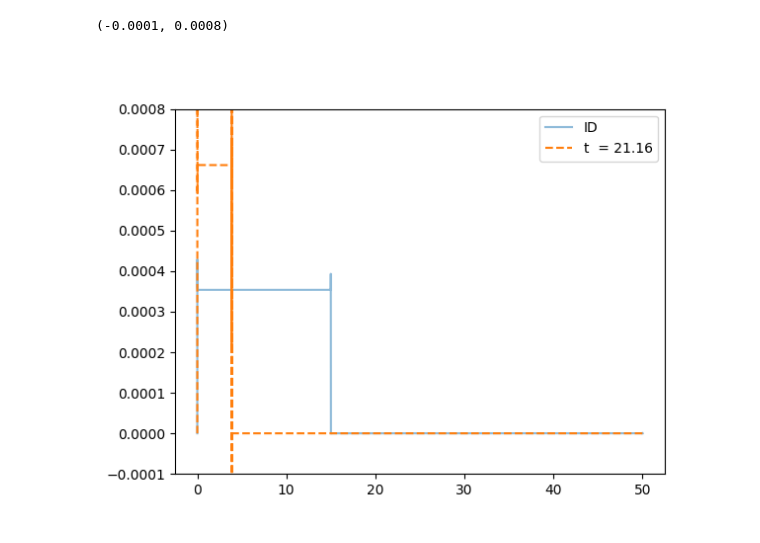
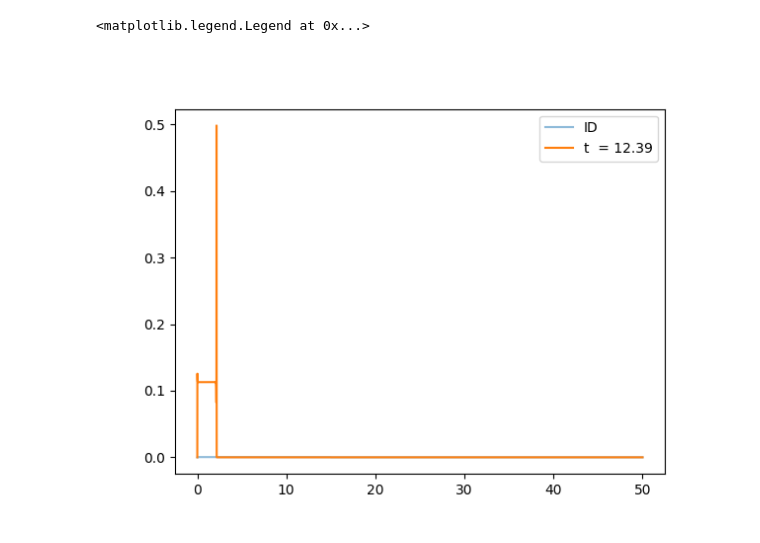
Before and after one commit to LoreCip/LQG-BH-Collapse, a Jupyter notebook: Notebooks/lqg_Beq.ipynb, the cells around one changed output. Drawn from its saved outputs; the diff is of its cells as text; code cells hidden in the pictures.

```diff
--- a/Notebooks/lqg_Beq.ipynb
+++ b/Notebooks/lqg_Beq.ipynb
@@ -35,32 +35,31 @@ def f(u, x):
 
 @njit
 def fp(u, x, h):
-    return x * np.sin(2 * u /x/x)
-    # arg = u /x/x
-    # p1 = 1.5 * x*x * np.sin(arg)**2
-    # p2 = 0.5 * (x * u_der(u, h) - 2 * u) * np.sin(2 * arg)
-    # return p1 + p2
-@njit
-def u_der(f, h):
-    f_x = np.zeros_like(f)
-    f_x[0:2] = (-25*f[0:2]/12+4*f[1:3]-3*f[2:4]+4*f[3:5]/3-f[4:6]/4)/h
-    f_x[-2:] = (25*f[-2:]/12-4*f[-3:-1]+3*f[-4:-2]-4*f[-5:-3]/3+f[-6:-4]/4)/h
-    f_x[2:-2] = (f[0:-4]-8*f[1:-3]+8*f[3:-1]-f[4:])/(12*h)
-    return f_x
+    return 0.5 * x * np.sin(2 * u /x/x)
+
+# @njit
+# def u_der(f, h):
+#     f_x = np.zeros_like(f)
+#     f_x[0:2] = (-25*f[0:2]/12+4*f[1:3]-3*f[2:4]+4*f[3:5]/3-f[4:6]/4)/h
+#     f_x[-2:] = (25*f[-2:]/12-4*f[-3:-1]+3*f[-4:-2]-4*f[-5:-3]/3+f[-6:-4]/4)/h
+#     f_x[2:-2] = (f[0:-4]-8*f[1:-3]+8*f[3:-1]-f[4:])/(12*h)
+#     return f_x
 # %%
 def initial_data(xs, m, r0):
 
-    rho = 3 * m * (1 - theta(xs, r0)) / (4 * np.pi * r0**3)
+    rho = 3 * m * (1 - heaviside(xs, r0)) / (4 * np.pi * r0**3)
+    # rho = np.exp(-2*(xs-1.5*m)**2)/5 + np.exp(-4*(xs-3.5*m)**2)/10
+
 
     M = 4*np.pi * cumulative_trapezoid(rho * xs*xs, xs, initial = 0)
     print(f'Mass computed at infinity = {np.round(M[-1],3)}')
 
     B0 = - 0.5 * xs*xs * np.arccos(1 - 4 * M / xs/xs/xs)
-    B0[0] = 0
+    # B0[0] = 0
     return B0
 
 @vectorize
-def theta(x, a):
+def heaviside(x, a):
     if x <= a:
         return 0
     else:
@@ -357,9 +369,8 @@ m = 5
 r0 = 15
 
 xM = 50
-h = 5e-3
-N_it = 12000
-
+h = 1e-2
+N_it = 3000
 
 if r == 2:
     nghost = 1
@@ -387,6 +398,8 @@ t = 0
 for i in tqdm(range(N_it)):
     # Compute dt
     dt = CLF(u_p[nghost:-nghost], x_phys, h)
+    # dt_OG = OG_CLF(u_p[nghost:-nghost], x_phys, h)
+    # np.testing.assert_almost_equal(dt_OG, dt)
     # Advance time
     t = t + dt
     # RK timestep
@@ -440,10 +453,10 @@ plt.legend()
 # %%
 fig = plt.figure()
 plt.plot(x_phys, rhos[:, 0],       alpha = 0.5, label = 'ID')
-plt.plot(x_phys, rhos[:, 1], '--',              label = f't  = {np.round(t,2)}')
+plt.plot(x_phys, rhos[:, 1],       label = f't  = {np.round(t,2)}')
 plt.legend()
 
-plt.ylim(-1e-4, 8e-4)
+# plt.ylim(-1e-4, 8e-4)
 # %% [output]
-(-0.0001, 0.0008)
+<matplotlib.legend.Legend at 0x...>
-[figure, old version]
+[figure, new version]
```
Also changed, not shown: parts of 13 cells of this notebook.
